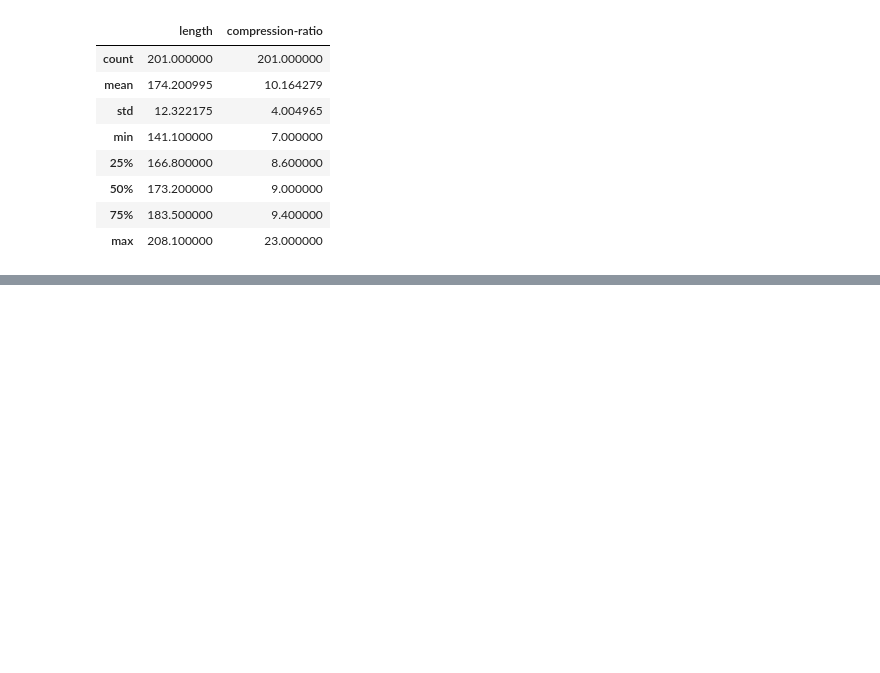
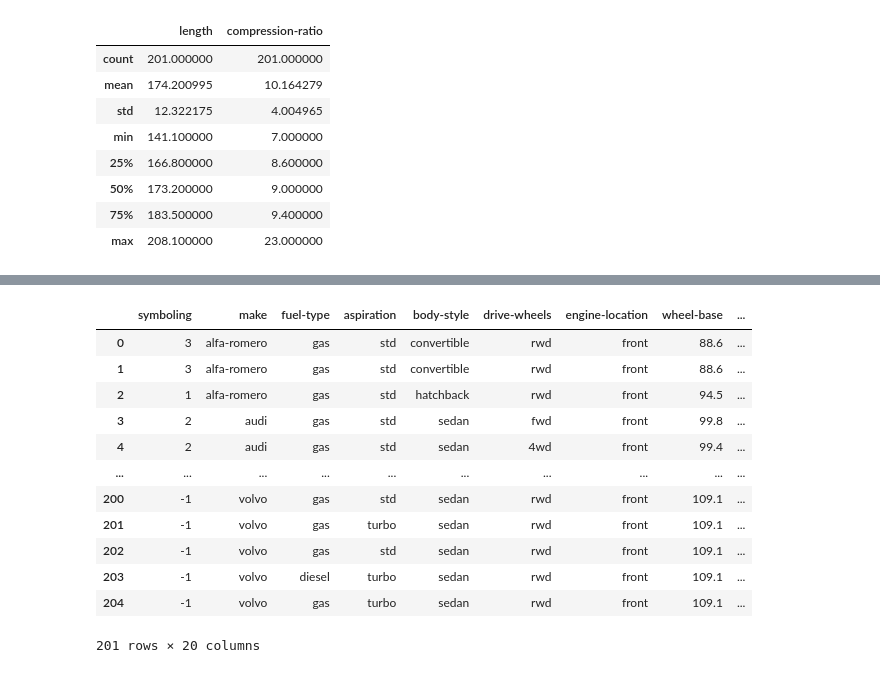
Before and after one commit to janani023/IBM-watson-, a Jupyter notebook: test data analysis.ipynb, the cells around one changed output, grey strips where cells are left out. Cells and saved outputs as stored; diff of their text form; code cells hidden in the pictures; blank space fills up the shorter version.

```diff
--- a/test data analysis.ipynb
+++ b/test data analysis.ipynb
@@ -126,0 +170,18 @@ df[['length','compression-ratio']].describe()
+# %%
+#Deal with missing data - drop all columns with missing value
+
+df.dropna(axis=1)
+# %% [output]
+|  | symboling | make | fuel-type | aspiration | body-style | drive-wheels | engine-location | wheel-base | ... |
+| 0 | 3 | alfa-romero | gas | std | convertible | rwd | front | 88.6 | ... |
+| 1 | 3 | alfa-romero | gas | std | convertible | rwd | front | 88.6 | ... |
+| 2 | 1 | alfa-romero | gas | std | hatchback | rwd | front | 94.5 | ... |
+| 3 | 2 | audi | gas | std | sedan | fwd | front | 99.8 | ... |
+| 4 | 2 | audi | gas | std | sedan | 4wd | front | 99.4 | ... |
+| ... | ... | ... | ... | ... | ... | ... | ... | ... | ... |
+| 200 | -1 | volvo | gas | std | sedan | rwd | front | 109.1 | ... |
+| 201 | -1 | volvo | gas | turbo | sedan | rwd | front | 109.1 | ... |
+| 202 | -1 | volvo | gas | std | sedan | rwd | front | 109.1 | ... |
+| 203 | -1 | volvo | diesel | turbo | sedan | rwd | front | 109.1 | ... |
+| 204 | -1 | volvo | gas | turbo | sedan | rwd | front | 109.1 | ... |
+201 rows × 20 columns
```
Also changed, not shown: parts of 14 cells of this notebook.
